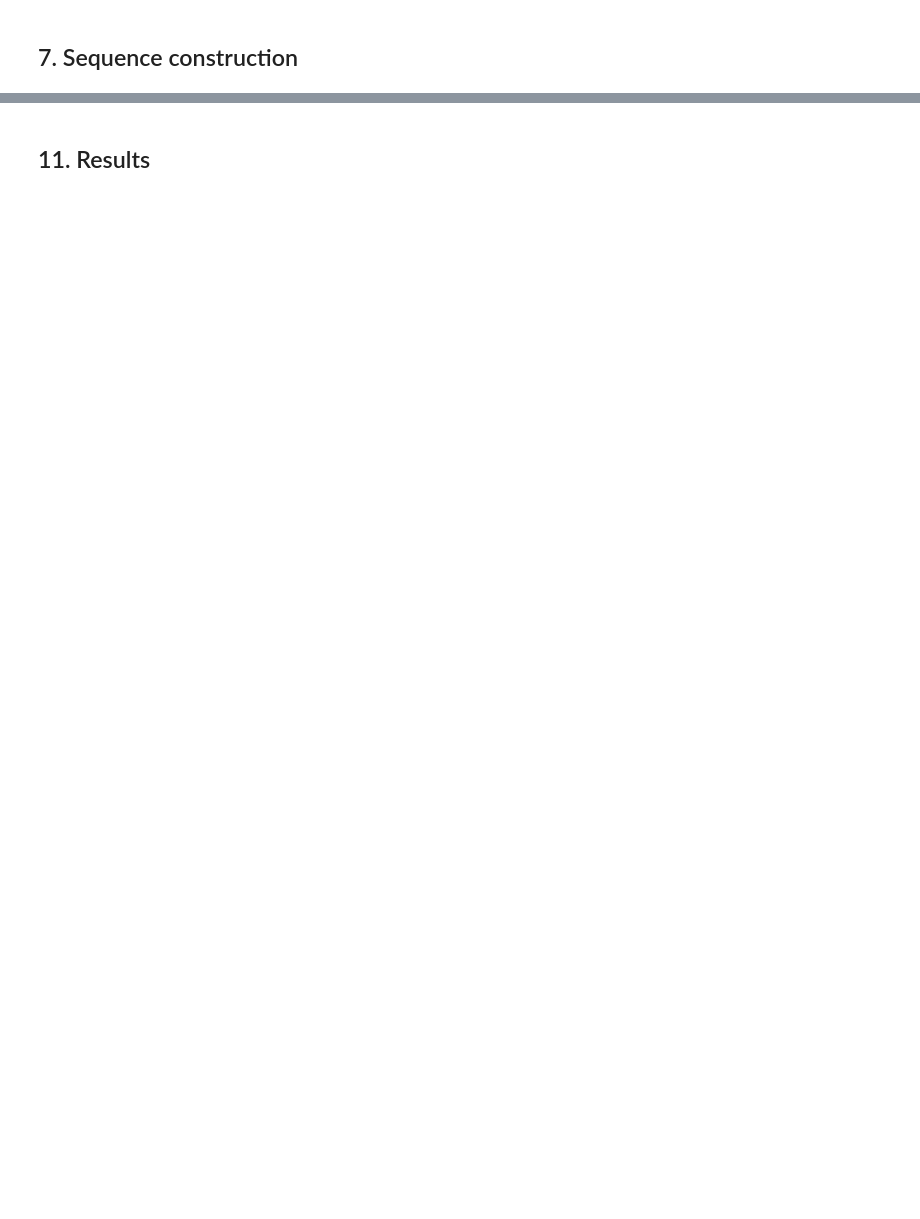
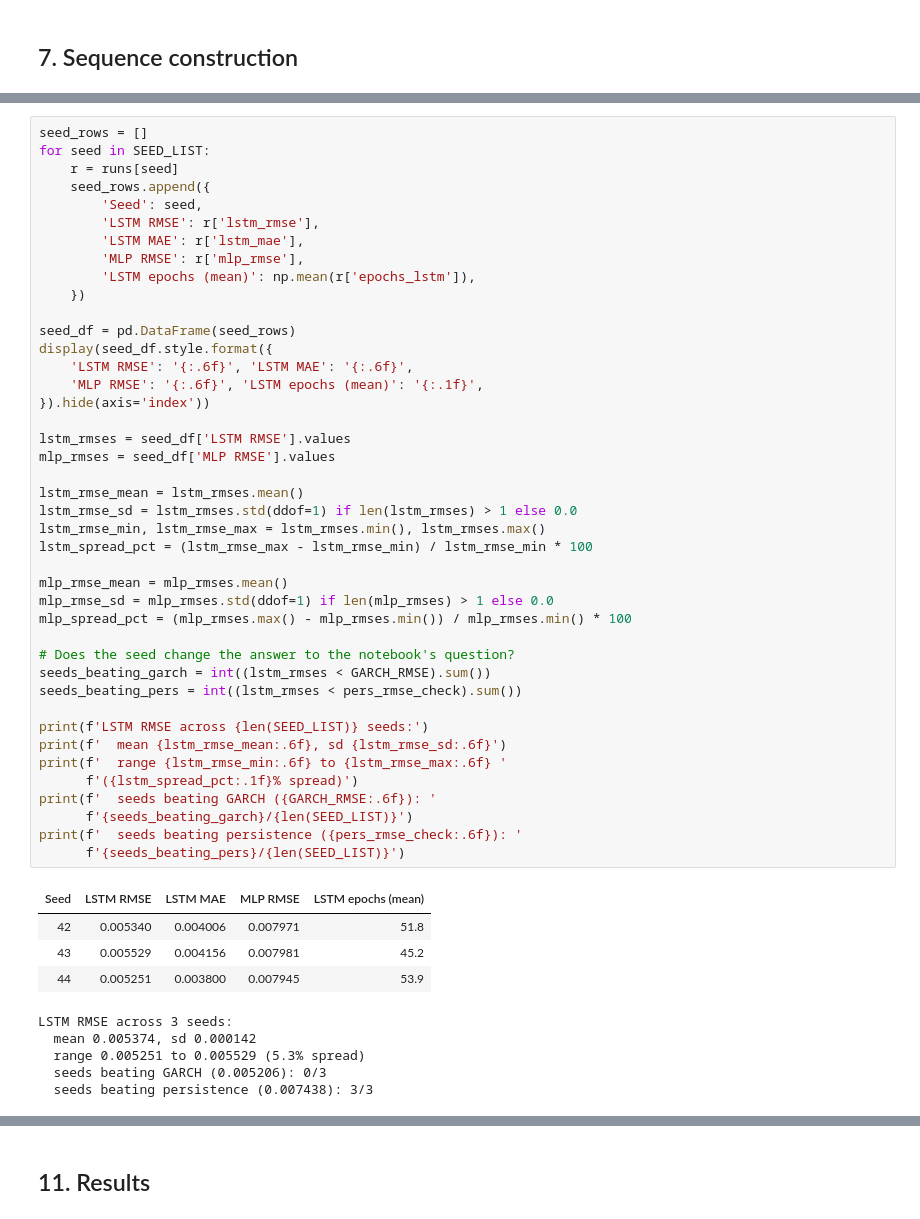
Before and after one commit to Mena-Beshara/sp500-market-intelligence-system, a Jupyter notebook: notebooks/06_deep_learning_comparison.ipynb, the cells around one changed output, grey strips where cells are left out. Saved outputs shown, nothing was run; the diff lists cells and outputs as text; blank space fills up the shorter version.

```diff
--- a/notebooks/06_deep_learning_comparison.ipynb
+++ b/notebooks/06_deep_learning_comparison.ipynb
@@ -718,0 +648,52 @@ NB05 persistence RMSE:          0.007393
+# %%
+seed_rows = []
+for seed in SEED_LIST:
+    r = runs[seed]
+    seed_rows.append({
+        'Seed': seed,
+        'LSTM RMSE': r['lstm_rmse'],
+        'LSTM MAE': r['lstm_mae'],
+        'MLP RMSE': r['mlp_rmse'],
+        'LSTM epochs (mean)': np.mean(r['epochs_lstm']),
+    })
+
+seed_df = pd.DataFrame(seed_rows)
+display(seed_df.style.format({
+    'LSTM RMSE': '{:.6f}', 'LSTM MAE': '{:.6f}',
+    'MLP RMSE': '{:.6f}', 'LSTM epochs (mean)': '{:.1f}',
+}).hide(axis='index'))
+
+lstm_rmses = seed_df['LSTM RMSE'].values
+mlp_rmses = seed_df['MLP RMSE'].values
+
+lstm_rmse_mean = lstm_rmses.mean()
+lstm_rmse_sd = lstm_rmses.std(ddof=1) if len(lstm_rmses) > 1 else 0.0
+lstm_rmse_min, lstm_rmse_max = lstm_rmses.min(), lstm_rmses.max()
+lstm_spread_pct = (lstm_rmse_max - lstm_rmse_min) / lstm_rmse_min * 100
+
+mlp_rmse_mean = mlp_rmses.mean()
+mlp_rmse_sd = mlp_rmses.std(ddof=1) if len(mlp_rmses) > 1 else 0.0
+mlp_spread_pct = (mlp_rmses.max() - mlp_rmses.min()) / mlp_rmses.min() * 100
+
+# Does the seed change the answer to the notebook's question?
+seeds_beating_garch = int((lstm_rmses < GARCH_RMSE).sum())
+seeds_beating_pers = int((lstm_rmses < pers_rmse_check).sum())
+
+print(f'LSTM RMSE across {len(SEED_LIST)} seeds:')
+print(f'  mean {lstm_rmse_mean:.6f}, sd {lstm_rmse_sd:.6f}')
+print(f'  range {lstm_rmse_min:.6f} to {lstm_rmse_max:.6f} '
+      f'({lstm_spread_pct:.1f}% spread)')
+print(f'  seeds beating GARCH ({GARCH_RMSE:.6f}): '
+      f'{seeds_beating_garch}/{len(SEED_LIST)}')
+print(f'  seeds beating persistence ({pers_rmse_check:.6f}): '
+      f'{seeds_beating_pers}/{len(SEED_LIST)}')
+# %% [output]
+| Seed | LSTM RMSE | LSTM MAE | MLP RMSE | LSTM epochs (mean) |
+| 42 | 0.005340 | 0.004006 | 0.007971 | 51.8 |
+| 43 | 0.005529 | 0.004156 | 0.007981 | 45.2 |
+| 44 | 0.005251 | 0.003800 | 0.007945 | 53.9 |
+LSTM RMSE across 3 seeds:
+  mean 0.005374, sd 0.000142
+  range 0.005251 to 0.005529 (5.3% spread)
+  seeds beating GARCH (0.005206): 0/3
+  seeds beating persistence (0.007438): 3/3
```
Also changed, not shown: parts of 74 cells of this notebook, 33 other files.
